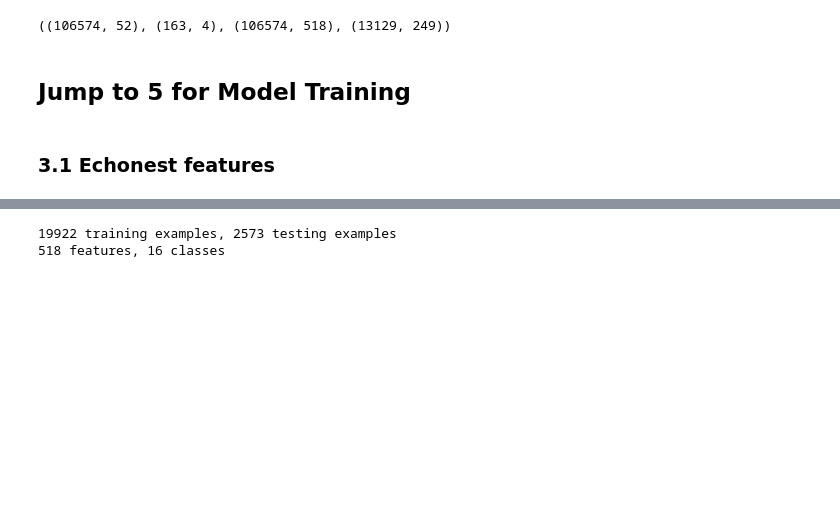
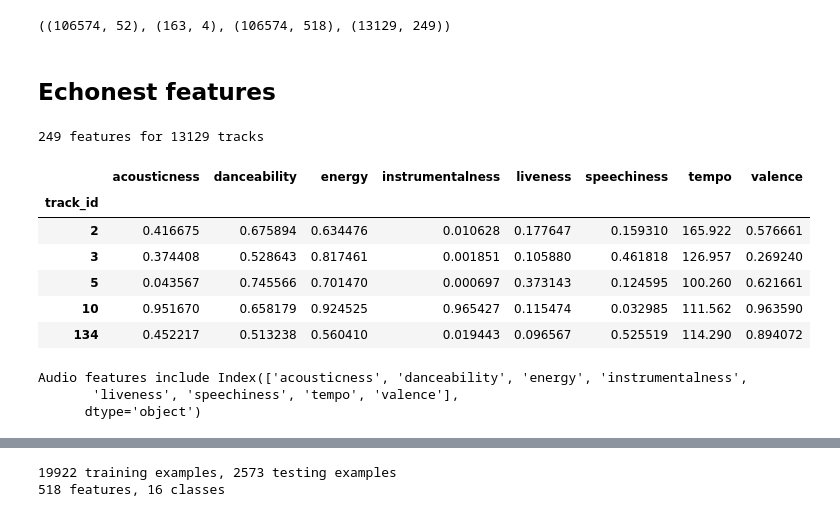
Before and after one commit to jaysaavedra18/audio-playlist-manager, a Jupyter notebook: src/data_processing/model_training.ipynb, the cells around one changed output, grey strips where cells are left out. Saved outputs shown, nothing was run; the diff lists cells and outputs as text; code cells hidden in the pictures; blank space fills up the shorter version.

```diff
--- a/src/data_processing/model_training.ipynb
+++ b/src/data_processing/model_training.ipynb
@@ -35,16 +38,24 @@ assert echonest.index.isin(tracks.index).all()
 tracks.shape, genres.shape, features.shape, echonest.shape
 # %% [output]
 ((106574, 52), (163, 4), (106574, 518), (13129, 249))
-# %% [markdown]
-## **Jump to 5 for Model Training**
 # %% [markdown]
-### 3.1 Echonest features
+## Echonest features
 # %%
 print("{1} features for {0} tracks".format(*echonest.shape))
-ipd.display(echonest["echonest", "metadata"].head())
 ipd.display(echonest["echonest", "audio_features"].head())
-ipd.display(echonest["echonest", "social_features"].head())
-ipd.display(echonest["echonest", "ranks"].head())
+print("Audio features include", echonest["echonest", "audio_features"].columns)
+# %% [output]
+249 features for 13129 tracks
+|  | acousticness | danceability | energy | instrumentalness | liveness | speechiness | tempo | valence |
+| track_id |  |  |  |  |  |  |  |  |
+| 2 | 0.416675 | 0.675894 | 0.634476 | 0.010628 | 0.177647 | 0.159310 | 165.922 | 0.576661 |
+| 3 | 0.374408 | 0.528643 | 0.817461 | 0.001851 | 0.105880 | 0.461818 | 126.957 | 0.269240 |
+| 5 | 0.043567 | 0.745566 | 0.701470 | 0.000697 | 0.373143 | 0.124595 | 100.260 | 0.621661 |
+| 10 | 0.951670 | 0.658179 | 0.924525 | 0.965427 | 0.115474 | 0.032985 | 111.562 | 0.963590 |
+| 134 | 0.452217 | 0.513238 | 0.560410 | 0.019443 | 0.096567 | 0.525519 | 114.290 | 0.894072 |
+Audio features include Index(['acousticness', 'danceability', 'energy', 'instrumentalness',
+       'liveness', 'speechiness', 'tempo', 'valence'],
+      dtype='object')
 # %%
 ipd.display(echonest["echonest", "temporal_features"].head())
 x = echonest.loc[2, ("echonest", "temporal_features")]
```
Also changed, not shown: parts of 5 cells of this notebook, 2 other files.
